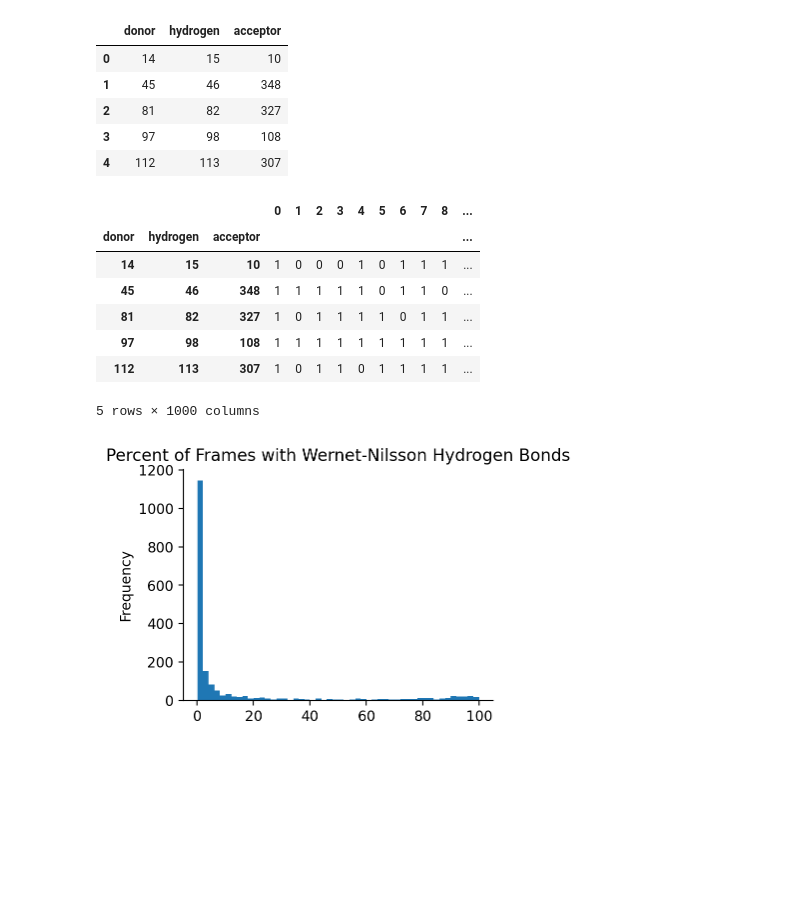
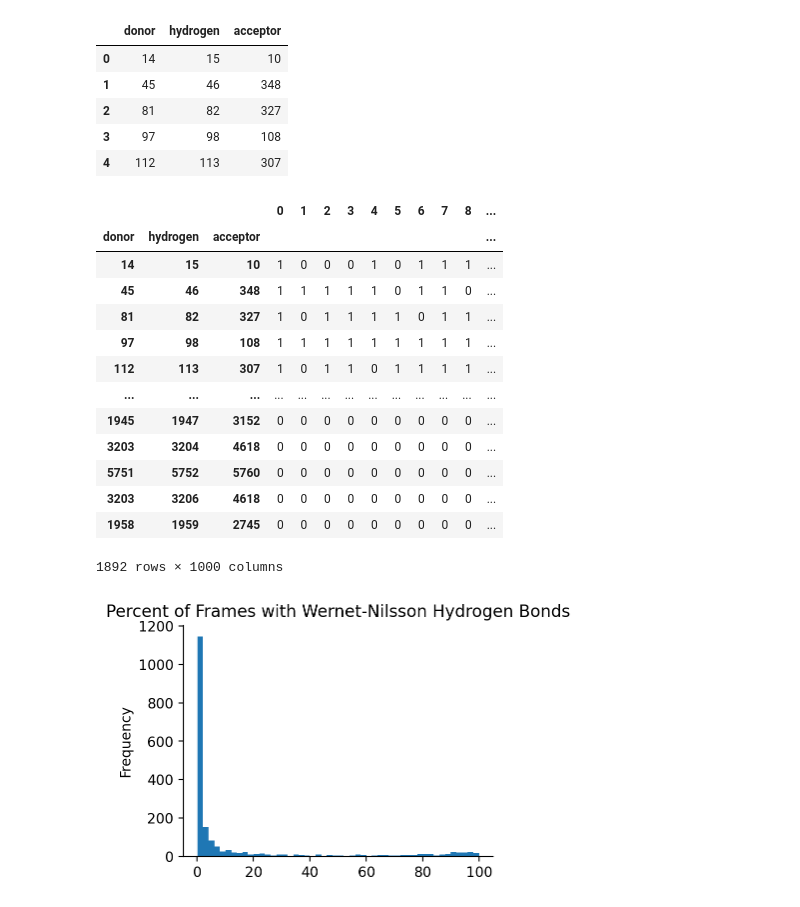
Before and after one commit to ChrisVir/vir_md_analysis, a Jupyter notebook: notebooks/development/1.0-05-16-2025_DevelopingInitialFeatures.ipynb, the cells around one changed output. Saved outputs shown, nothing was run; the diff lists cells and outputs as text; code cells hidden in the pictures; blank space fills up the shorter version.

```diff
--- a/notebooks/development/1.0-05-16-2025_DevelopingInitialFeatures.ipynb
+++ b/notebooks/development/1.0-05-16-2025_DevelopingInitialFeatures.ipynb
@@ -478,16 +515,22 @@ hydrogens_wn_df[0].head()
 | 4 | 112 | 113 | 307 |
 # %%
 hydrogens_wn_by_frame_df=wn_results_to_contacts_by_frame_df(hydrogens_wn)
-hydrogens_wn_by_frame_df.head()
+hydrogens_wn_by_frame_df
 # %% [output]
 |  |  |  | 0 | 1 | 2 | 3 | 4 | 5 | 6 | 7 | 8 | ... |
 | donor | hydrogen | acceptor |  |  |  |  |  |  |  |  |  | ... |
 | 14 | 15 | 10 | 1 | 0 | 0 | 0 | 1 | 0 | 1 | 1 | 1 | ... |
 | 45 | 46 | 348 | 1 | 1 | 1 | 1 | 1 | 0 | 1 | 1 | 0 | ... |
 | 81 | 82 | 327 | 1 | 0 | 1 | 1 | 1 | 1 | 0 | 1 | 1 | ... |
 | 97 | 98 | 108 | 1 | 1 | 1 | 1 | 1 | 1 | 1 | 1 | 1 | ... |
 | 112 | 113 | 307 | 1 | 0 | 1 | 1 | 0 | 1 | 1 | 1 | 1 | ... |
+| ... | ... | ... | ... | ... | ... | ... | ... | ... | ... | ... | ... | ... |
+| 1945 | 1947 | 3152 | 0 | 0 | 0 | 0 | 0 | 0 | 0 | 0 | 0 | ... |
+| 3203 | 3204 | 4618 | 0 | 0 | 0 | 0 | 0 | 0 | 0 | 0 | 0 | ... |
+| 5751 | 5752 | 5760 | 0 | 0 | 0 | 0 | 0 | 0 | 0 | 0 | 0 | ... |
+| 3203 | 3206 | 4618 | 0 | 0 | 0 | 0 | 0 | 0 | 0 | 0 | 0 | ... |
+| 1958 | 1959 | 2745 | 0 | 0 | 0 | 0 | 0 | 0 | 0 | 0 | 0 | ... |
-5 rows × 1000 columns
+1892 rows × 1000 columns
 # %%
 percent_frames =hydrogens_wn_by_frame_df.mean(axis = 1)*100
 percent_frames.plot(kind='hist', bins=50, figsize=(4, 3),
```
Also changed, not shown: parts of 27 cells of this notebook, 1 other file.
